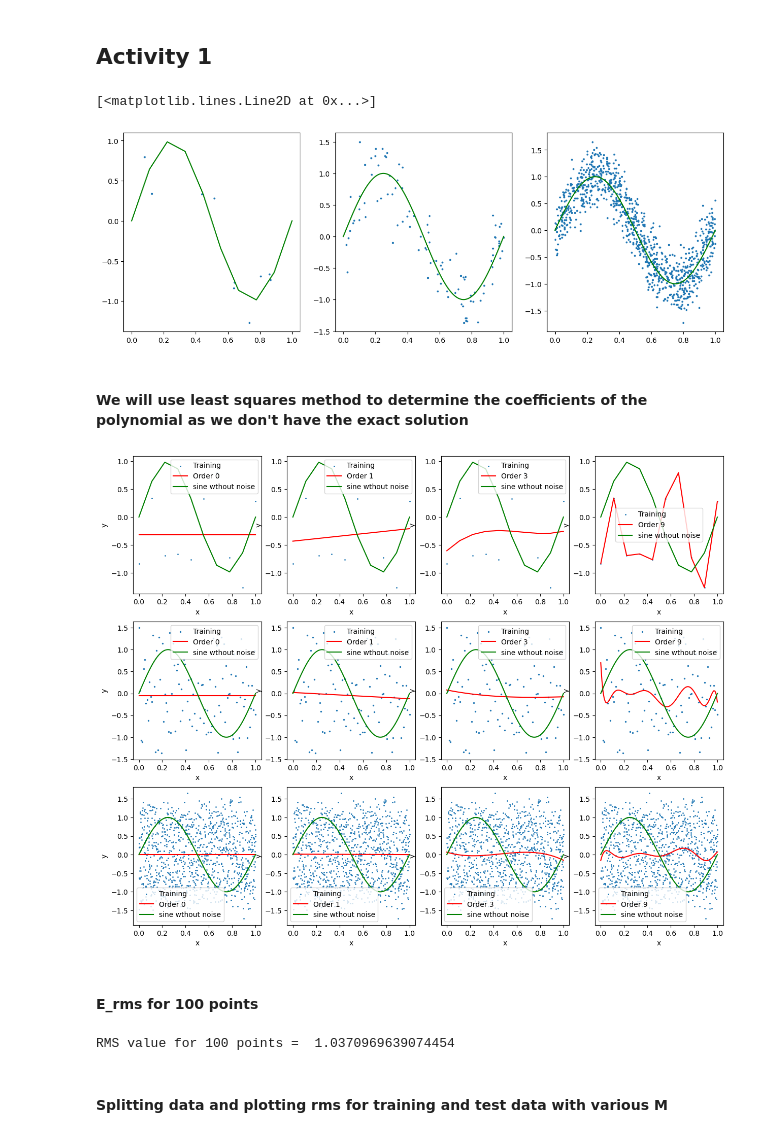
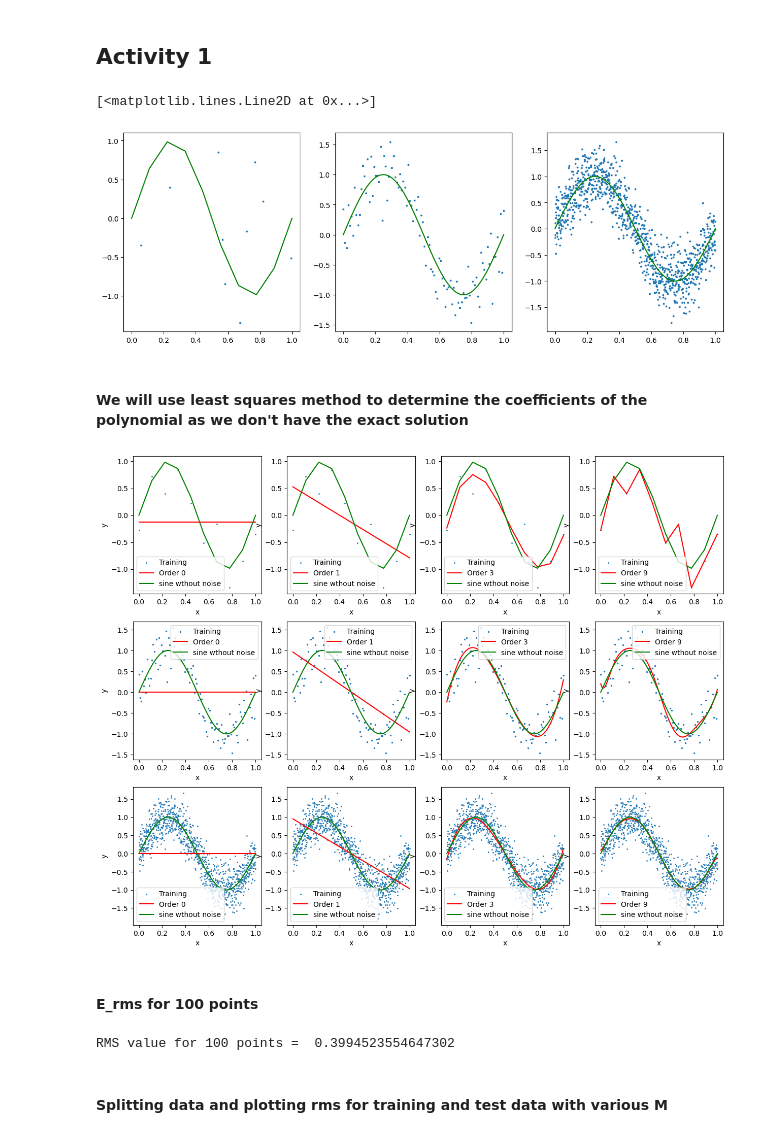
Before and after one commit to aklimakhanam/Data_Analysis_Projects, a Jupyter notebook: Module_1.ipynb, the cells around one changed output. Cells and saved outputs as stored; diff of their text form; code cells hidden in the pictures.

```diff
--- a/Module_1.ipynb
+++ b/Module_1.ipynb
@@ -3,38 +3,38 @@
 # %%
 import numpy as np
 import matplotlib.pyplot as plt
 
 #independent variable uniformly spaced between 0-1
 x1 = np.linspace(0,1,10)
 x2 = np.linspace(0,1,100)
 x3 = np.linspace(0,1,1000)
 
-xa = np.random.uniform(0,1,10)
-xb = np.random.uniform(0,1,100)
-xc = np.random.uniform(0,1,10)
+#xa = np.random.uniform(0,1,10)
+#xb = np.random.uniform(0,1,100)
+#xc = np.random.uniform(0,1,1000)
 
 #calculated noisy data
 def target(x):
     return np.sin(2*np.pi*x) + np.random.normal(0,0.3,len(x))
 
 def f(x):
     return np.sin(2*np.pi*x)
 
-y1 = target(xa)
-y2 = target(xb)
-y3 = target(xc)
+y1 = target(x1)
+y2 = target(x2)
+y3 = target(x3)
 
 #plot target data
 fig, ax = plt.subplots(1,3,figsize=(15,5))
 ax[0].scatter(xa,y1,s=3)
 ax[0].plot(x1,f(x1),color='green')
 ax[1].scatter(x2,y2,s=3)
 ax[1].plot(x2,f(x2),color='green')
 ax[2].scatter(x3,y3,s=3)
 ax[2].plot(x3,f(x3),color='green')
 # %% [output]
 [<matplotlib.lines.Line2D at 0x...>]
-[figure, old version]
+[figure, new version]
 # %% [markdown]
 #### We will use least squares method to determine the coefficients of the polynomial as we don't have the exact solution
 # %%
@@ -73,7 +73,7 @@ for ax in axs.flat:
 
 plt.show()
 # %% [output]
-[figure, old version]
+[figure, new version]
 # %% [markdown]
 #### E_rms for 100 points
 # %%
@@ -83,7 +83,7 @@ erms = np.sqrt(2*np.mean((y2 - y2_pred)**2))
 
 print("RMS value for 100 points = ", erms)
 # %% [output]
-RMS value for 100 points =  1.0370969639074454
+RMS value for 100 points =  0.3994523554647302
 # %% [markdown]
 #### Splitting data and plotting rms for training and test data with various M
 # %%
```
Also changed, not shown: parts of 3 cells of this notebook.
